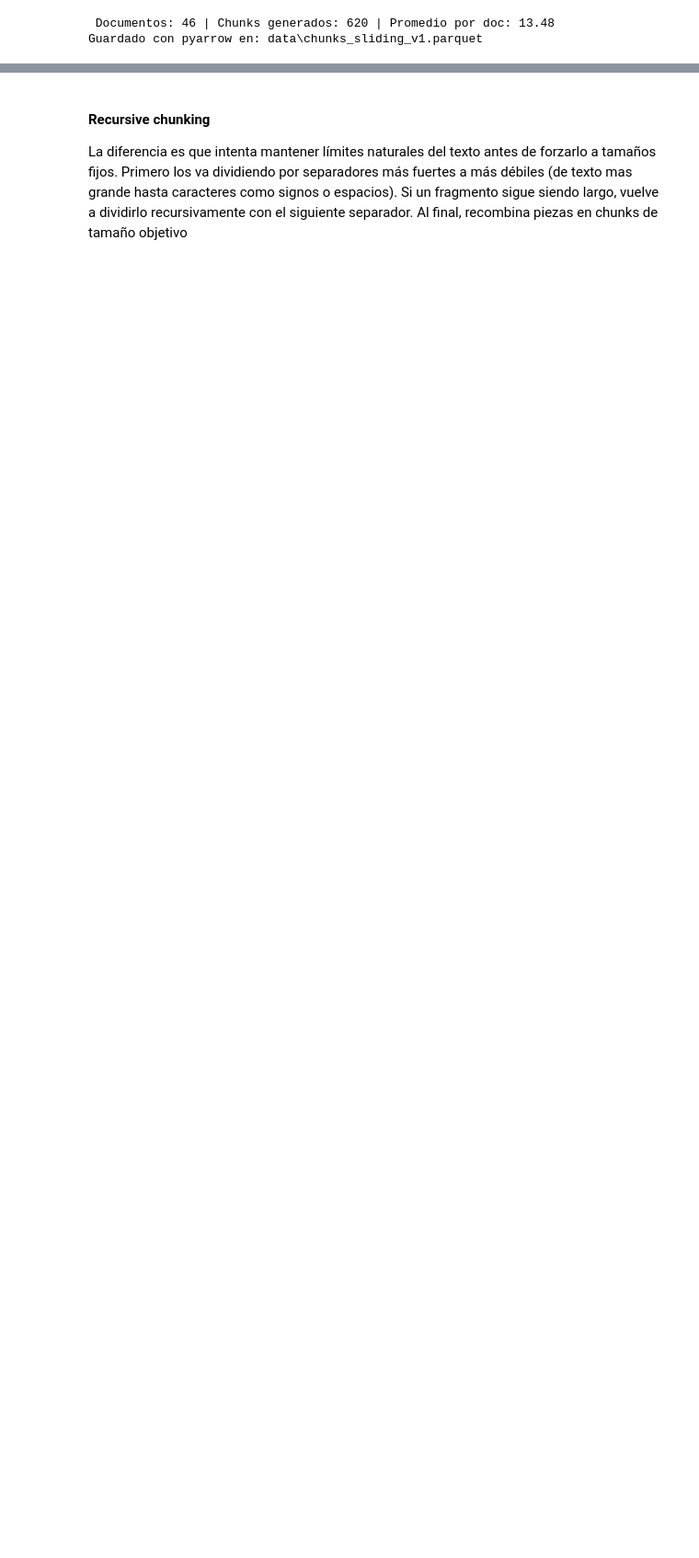
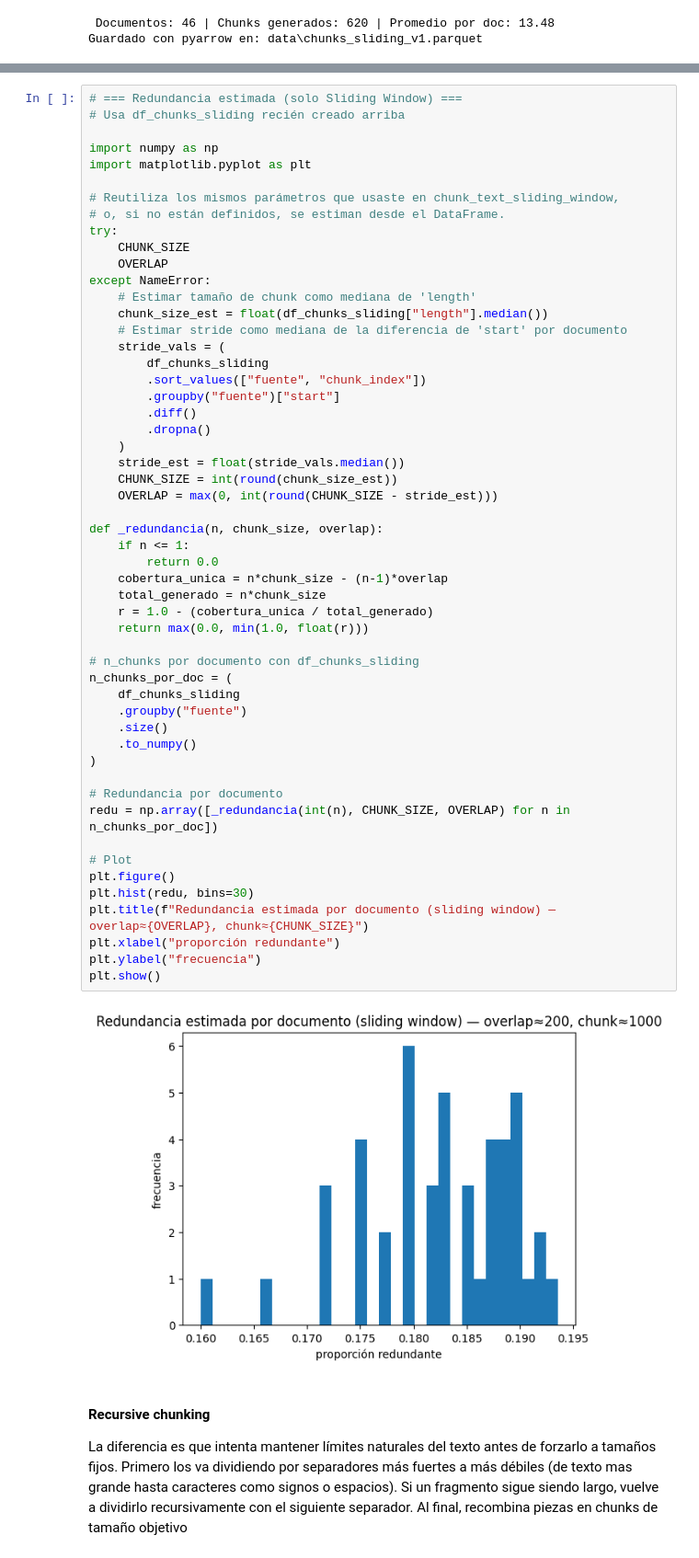
Before and after one commit to Idmc01/Tareas-IA, a Jupyter notebook: Tarea_4.ipynb, the cells around one changed output, grey strips where cells are left out. Shown: that part at 92% size. Saved outputs shown, nothing was run; the diff lists cells and outputs as text; blank space fills up the shorter version.

```diff
--- a/Tarea_4.ipynb
+++ b/Tarea_4.ipynb
@@ -512,3 +482,58 @@ Guardado con pyarrow en: data\chunks_sliding_v1.parquet
+# %%
+# === Redundancia estimada (solo Sliding Window) ===
+# Usa df_chunks_sliding recién creado arriba
+
+import numpy as np
+import matplotlib.pyplot as plt
+
+# Reutiliza los mismos parámetros que usaste en chunk_text_sliding_window,
+# o, si no están definidos, se estiman desde el DataFrame.
+try:
+    CHUNK_SIZE
+    OVERLAP
+except NameError:
+    # Estimar tamaño de chunk como mediana de 'length'
+    chunk_size_est = float(df_chunks_sliding["length"].median())
+    # Estimar stride como mediana de la diferencia de 'start' por documento
+    stride_vals = (
+        df_chunks_sliding
+        .sort_values(["fuente", "chunk_index"])
+        .groupby("fuente")["start"]
+        .diff()
+        .dropna()
+    )
+    stride_est = float(stride_vals.median())
+    CHUNK_SIZE = int(round(chunk_size_est))
+    OVERLAP = max(0, int(round(CHUNK_SIZE - stride_est)))
+
+def _redundancia(n, chunk_size, overlap):
+    if n <= 1:
+        return 0.0
+    cobertura_unica = n*chunk_size - (n-1)*overlap
+    total_generado = n*chunk_size
+    r = 1.0 - (cobertura_unica / total_generado)
+    return max(0.0, min(1.0, float(r)))
+
+# n_chunks por documento con df_chunks_sliding
+n_chunks_por_doc = (
+    df_chunks_sliding
+    .groupby("fuente")
+    .size()
+    .to_numpy()
+)
+
+# Redundancia por documento
+redu = np.array([_redundancia(int(n), CHUNK_SIZE, OVERLAP) for n in n_chunks_por_doc])
+
+# Plot
+plt.figure()
+plt.hist(redu, bins=30)
+plt.title(f"Redundancia estimada por documento (sliding window) — overlap≈{OVERLAP}, chunk≈{CHUNK_SIZE}")
+plt.xlabel("proporción redundante")
+plt.ylabel("frecuencia")
+plt.show()
+# %% [output]
+[figure, added]
 # %% [markdown]
 #### Recursive chunking
 
```
Also changed, not shown: parts of 21 cells of this notebook.
